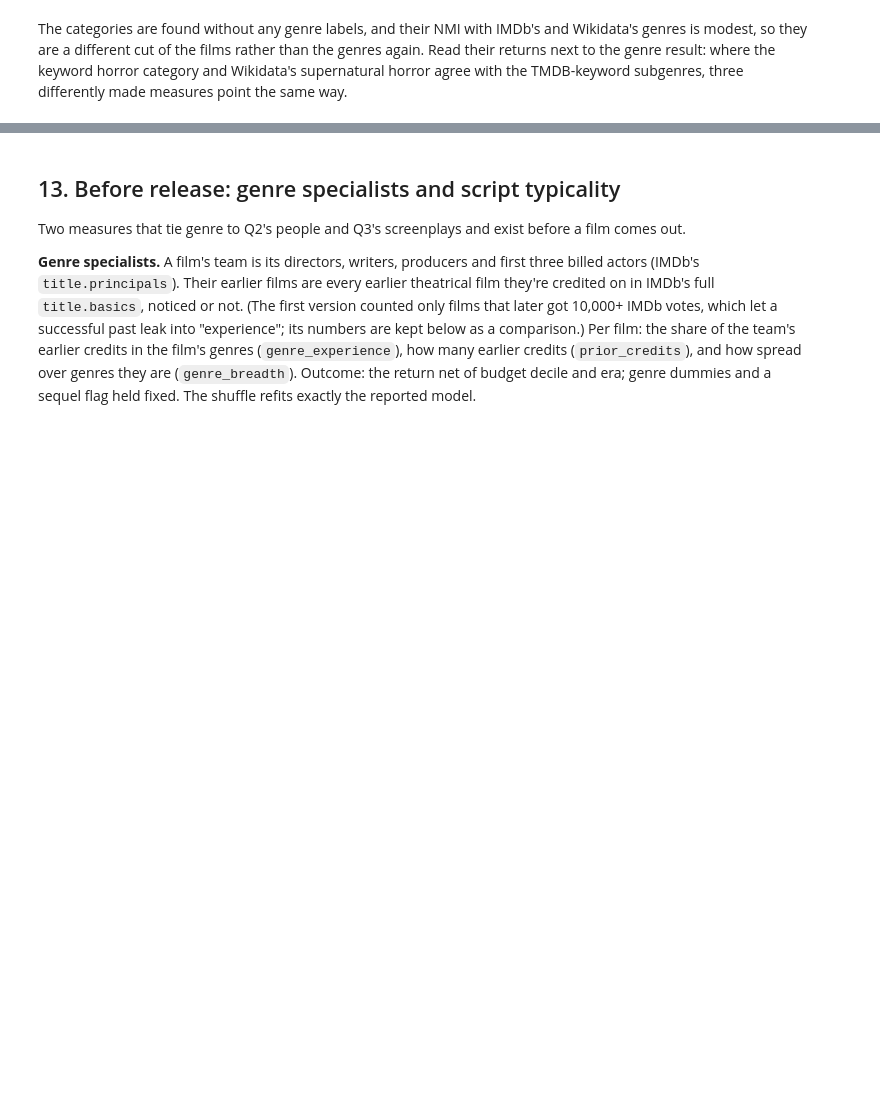
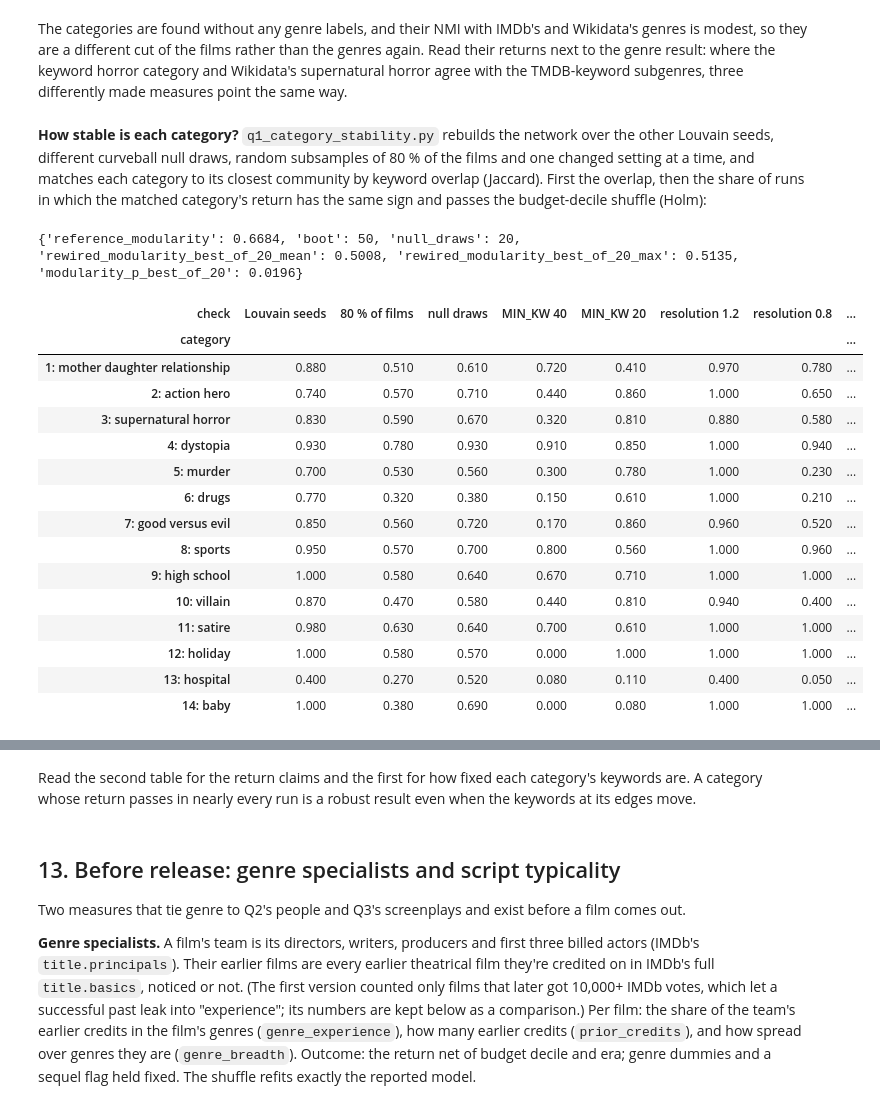
Before and after one commit to angelabuxo/IMDb-movie-success, a Jupyter notebook: notebooks/q1_genre.ipynb, the cells around one changed output, grey strips where cells are left out. Drawn from its saved outputs; the diff is of its cells as text; code cells hidden in the pictures; blank space fills up the shorter version.

Commit message:
Q1 notebook: rebuild on the reproducible keyword network and show each category's stability

```diff
--- a/notebooks/q1_genre.ipynb
+++ b/notebooks/q1_genre.ipynb
@@ -776,3 +778,32 @@ The categories are found without any genre labels, and their NMI with IMDb's and
 so they are a different cut of the films rather than the genres again. Read their returns next to the genre result:
 where the keyword horror category and Wikidata's supernatural horror agree with the TMDB-keyword subgenres, three
 differently made measures point the same way.
+# %% [markdown]
+**How stable is each category?** `q1_category_stability.py` rebuilds the network over the other Louvain seeds,
+different curveball null draws, random subsamples of 80 % of the films and one changed setting at a time, and matches
+each category to its closest community by keyword overlap (Jaccard). First the overlap, then the share of runs in
+which the matched category's return has the same sign and passes the budget-decile shuffle (Holm):
+# %%
+STAB = SRC / "category_stability"
+ps = pd.read_csv(STAB / "per_category.csv")
+print({k: v for k, v in json.loads((STAB / "summary.json").read_text()).items() if "modularity" in k or k in ("null_draws", "boot")})
+display(ps.pivot_table(index="category", columns="check", values="jaccard_mean", sort=False).round(2))
+ps[ps["check"] != "Louvain seeds"].pivot_table(index="category", columns="check", values="share_same_sign_holm_05", sort=False).round(2)
+# %% [output]
+{'reference_modularity': 0.6684, 'boot': 50, 'null_draws': 20, 'rewired_modularity_best_of_20_mean': 0.5008, 'rewired_modularity_best_of_20_max': 0.5135, 'modularity_p_best_of_20': 0.0196}
+| check | Louvain seeds | 80 % of films | null draws | MIN_KW 40 | MIN_KW 20 | resolution 1.2 | resolution 0.8 | ... |
+| category |  |  |  |  |  |  |  | ... |
+| 1: mother daughter relationship | 0.880 | 0.510 | 0.610 | 0.720 | 0.410 | 0.970 | 0.780 | ... |
+| 2: action hero | 0.740 | 0.570 | 0.710 | 0.440 | 0.860 | 1.000 | 0.650 | ... |
+| 3: supernatural horror | 0.830 | 0.590 | 0.670 | 0.320 | 0.810 | 0.880 | 0.580 | ... |
+| 4: dystopia | 0.930 | 0.780 | 0.930 | 0.910 | 0.850 | 1.000 | 0.940 | ... |
+| 5: murder | 0.700 | 0.530 | 0.560 | 0.300 | 0.780 | 1.000 | 0.230 | ... |
+| 6: drugs | 0.770 | 0.320 | 0.380 | 0.150 | 0.610 | 1.000 | 0.210 | ... |
+| 7: good versus evil | 0.850 | 0.560 | 0.720 | 0.170 | 0.860 | 0.960 | 0.520 | ... |
+| 8: sports | 0.950 | 0.570 | 0.700 | 0.800 | 0.560 | 1.000 | 0.960 | ... |
+| 9: high school | 1.000 | 0.580 | 0.640 | 0.670 | 0.710 | 1.000 | 1.000 | ... |
+| 10: villain | 0.870 | 0.470 | 0.580 | 0.440 | 0.810 | 0.940 | 0.400 | ... |
+| 11: satire | 0.980 | 0.630 | 0.640 | 0.700 | 0.610 | 1.000 | 1.000 | ... |
+| 12: holiday | 1.000 | 0.580 | 0.570 | 0.000 | 1.000 | 1.000 | 1.000 | ... |
+| 13: hospital | 0.400 | 0.270 | 0.520 | 0.080 | 0.110 | 0.400 | 0.050 | ... |
+| 14: baby | 1.000 | 0.380 | 0.690 | 0.000 | 0.080 | 1.000 | 1.000 | ... |
@@ -779,3 +826,6 @@ differently made measures point the same way.
+# %% [markdown]
+Read the second table for the return claims and the first for how fixed each category's keywords are. A category
+whose return passes in nearly every run is a robust result even when the keywords at its edges move.
 # %% [markdown]
 ## 13. Before release: genre specialists and script typicality
 
```
Also changed, not shown: parts of 4 cells of this notebook, 1 other file.
